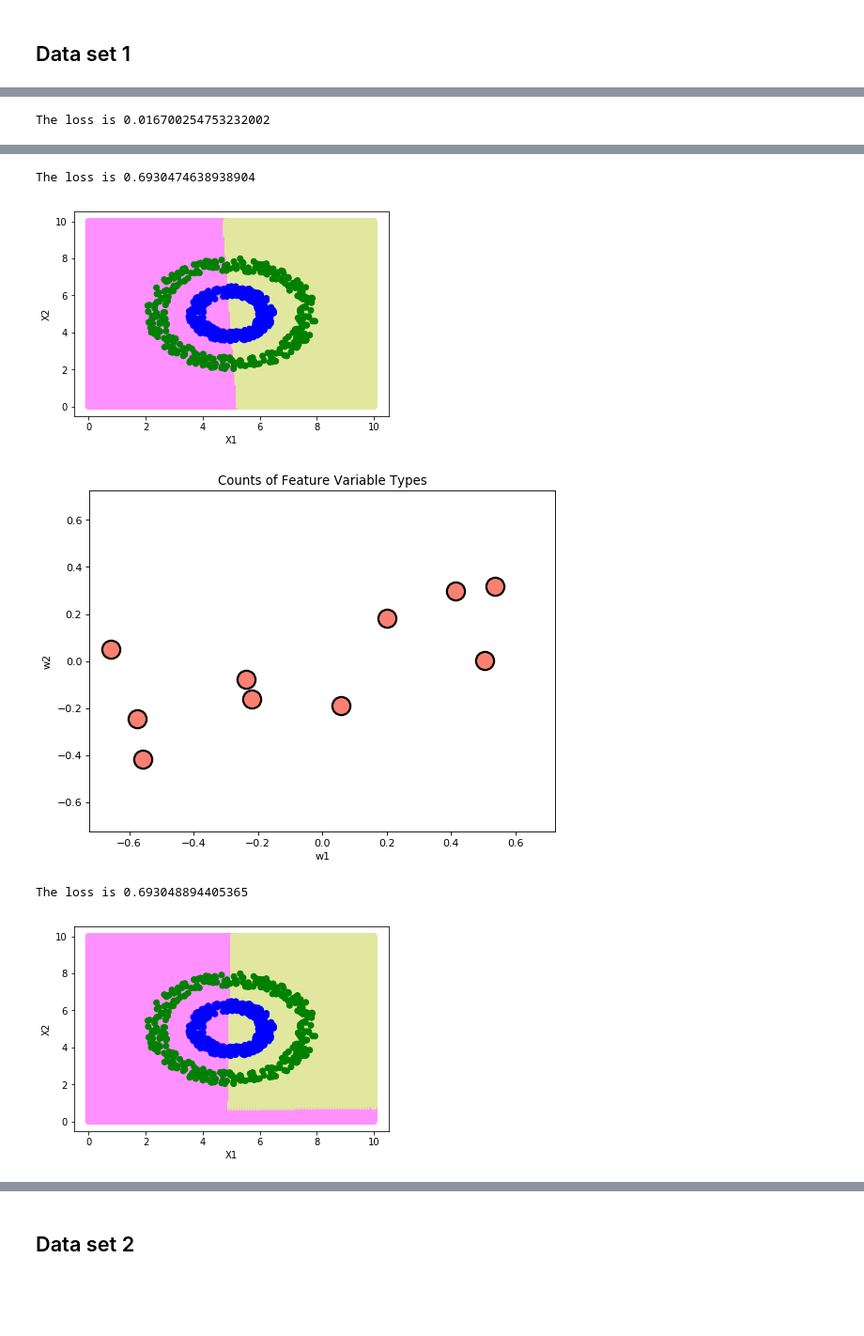
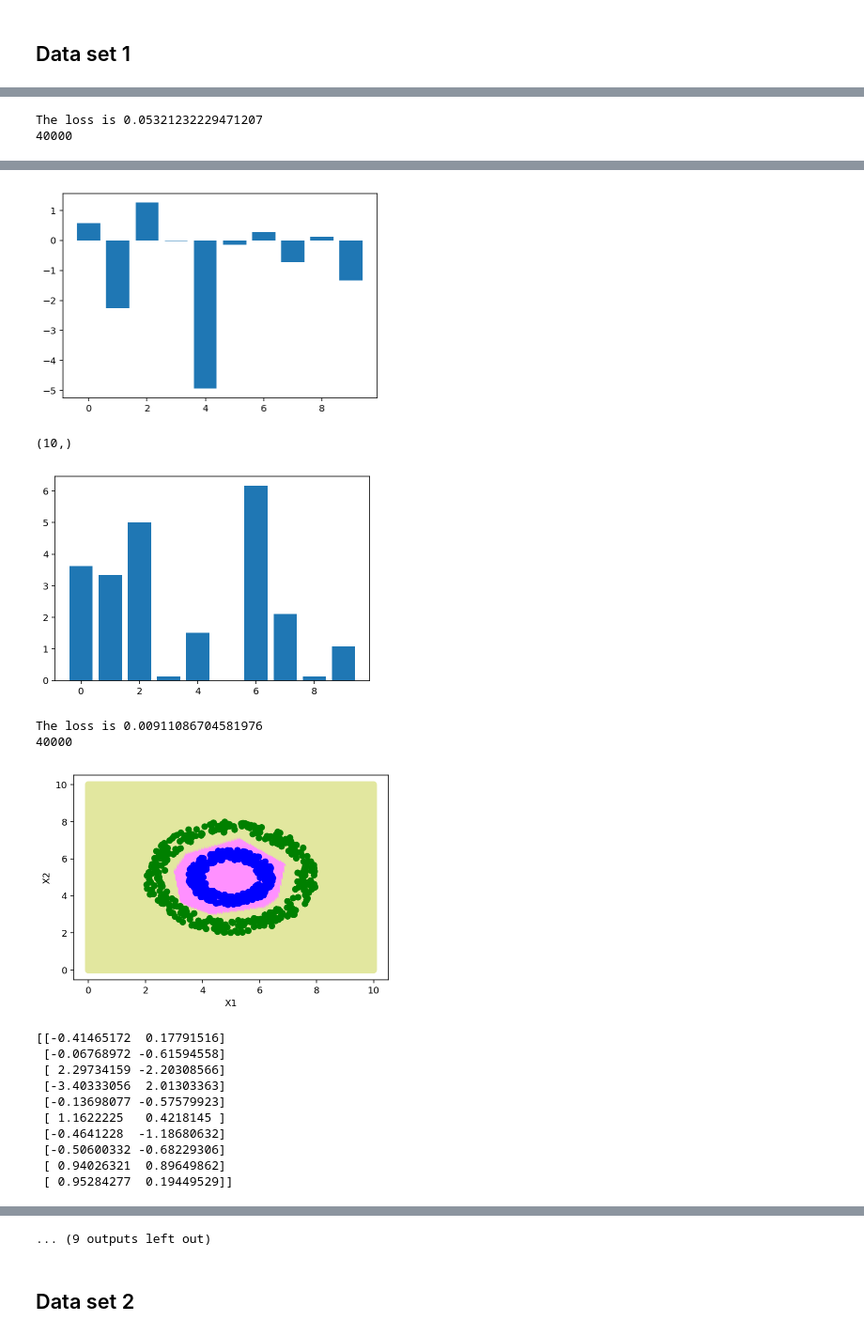
Before and after one commit to AdityaMullick/NN, a Jupyter notebook: well-fit-nn.ipynb, the cells around one changed output, grey strips where cells are left out. Shown at 94% size. Drawn from its saved outputs; the diff is of its cells as text; code cells hidden in the pictures; blank space fills up the shorter version.

```diff
--- a/well-fit-nn.ipynb
+++ b/well-fit-nn.ipynb
@@ -176,9 +184,27 @@ model = nn.Sequential(nn.Linear(d,H),
                      nn.Linear(H,1),
                       nn.Sigmoid())
 
+
+
+
 crit = torch.nn.BCELoss()
 optimizer = torch.optim.Adam(model.parameters(),lr=0.01)
 train(x,y,model,crit)
+
+o = []
+
+def hook(module, input, output):
+    print("called")
+    o.append(output)
+
+model[1].register_forward_hook(hook)
+
+
 plot_regions(x,y,model)
+
+print(len(o[0].tolist()[0]))
+a = np.array(o[0].tolist())
+t = np.sum(a, axis=0) / a.shape[0]
+print(t)
 # %% [output]
 Underparameterize
@@ -326,7 +406,18 @@ for ind in range(3):
     loss = train(x,y,model,crit)
     print("The loss is " + str(loss.tolist()))
 
+    o = []
+
+    def hook(module, input, output):
+        o.append(output)
+
+    model[1].register_forward_hook(hook)
+
     plot_regions(x,y,model)
     show_weights(model)
+    a = np.array(o[0].tolist())
+    t = np.sum(a, axis=0) / a.shape[0]
+    show_layer(t)
 # %% [output]
-The loss is 0.016700254753232002
+The loss is 0.05321232229471207
+40000
@@ -335,5 +436,16 @@ The loss is 0.016700254753232002
-The loss is 0.6930474638938904
-[figure, old version]
+[figure, new version]
+(10,)
-[figure, old version]
+[figure, new version]
-The loss is 0.693048894405365
+The loss is 0.00911086704581976
+40000
-[figure, old version]
+[figure, new version]
+[[-0.41465172  0.17791516]
+ [-0.06768972 -0.61594558]
+ [ 2.29734159 -2.20308566]
+ [-3.40333056  2.01303363]
+ [-0.13698077 -0.57579923]
+ [ 1.1622225   0.4218145 ]
+ [-0.4641228  -1.18680632]
+ [-0.50600332 -0.68229306]
+ [ 0.94026321  0.89649862]
+ [ 0.95284277  0.19449529]]
@@ -341,3 +454,4 @@ The loss is 0.693048894405365
+... (9 outputs left out)
 # %% [markdown]
 ## Data set 2
 # %%
```
Also changed, not shown: parts of 12 cells of this notebook.
